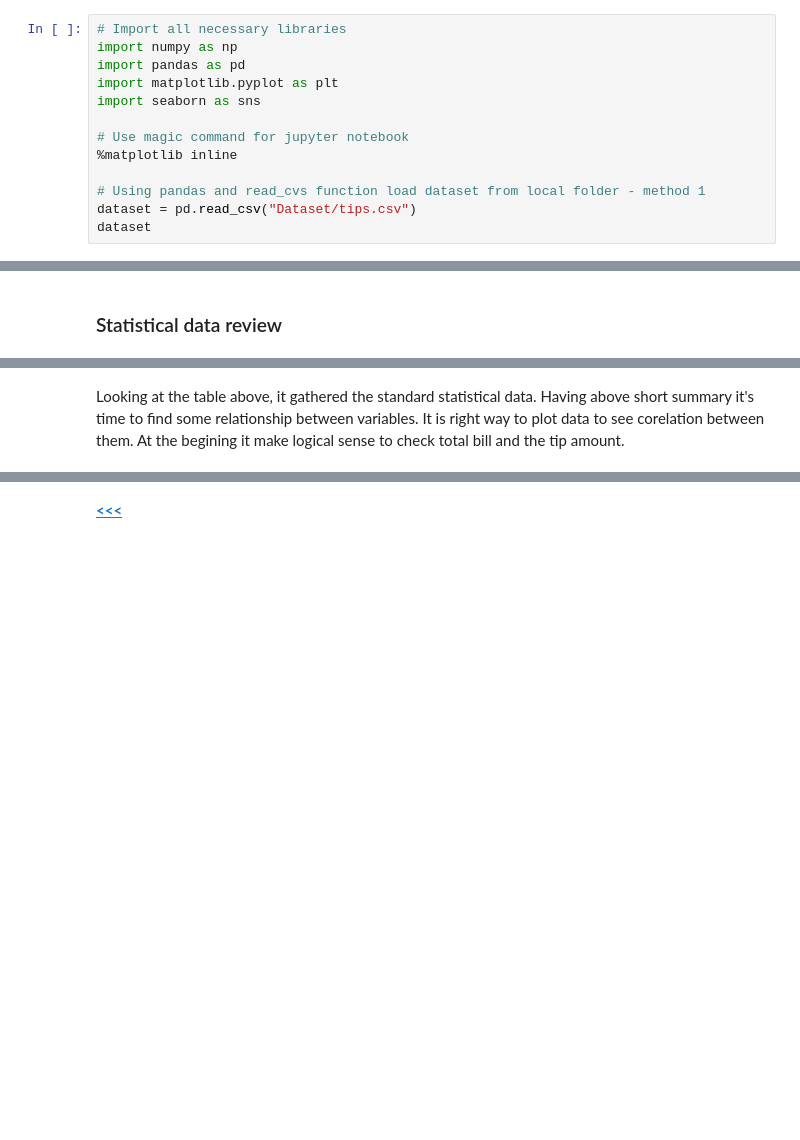
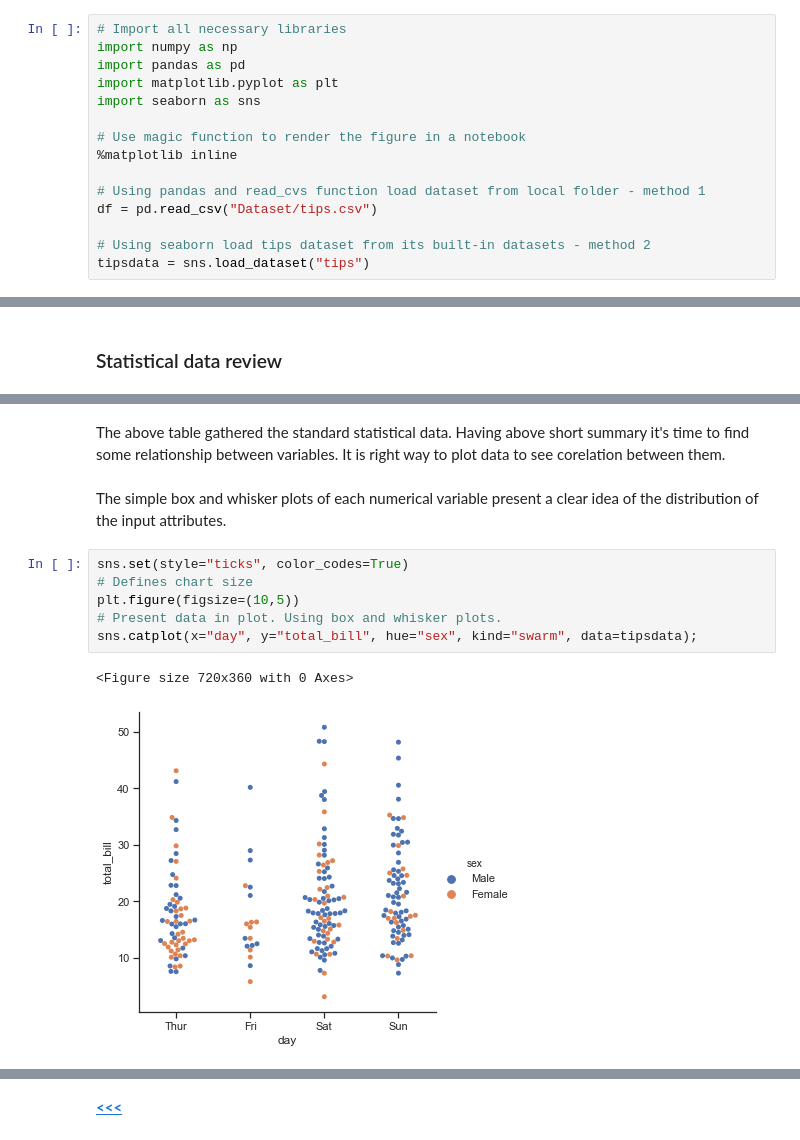
Before and after one commit to G00376332/52446_Project, a Jupyter notebook: Tips_Project.ipynb, the cells around one changed output, grey strips where cells are left out. Drawn from its saved outputs; the diff is of its cells as text; blank space fills up the shorter version.

Commit message:
Start adding plots

```diff
--- a/Tips_Project.ipynb
+++ b/Tips_Project.ipynb
@@ -42,9 +42,11 @@ import pandas as pd
 import matplotlib.pyplot as plt
 import seaborn as sns
 
-# Use magic command for jupyter notebook
+# Use magic function to render the figure in a notebook
 %matplotlib inline
 
 # Using pandas and read_cvs function load dataset from local folder - method 1
-dataset = pd.read_csv("Dataset/tips.csv")
-dataset
+df = pd.read_csv("Dataset/tips.csv")
+
+# Using seaborn load tips dataset from its built-in datasets - method 2
+tipsdata = sns.load_dataset("tips")
@@ -181,3 +160,14 @@ data.describe()
 # %% [markdown]
-Looking at the table above, it gathered the standard statistical data.
-Having above short summary it's time to find some relationship between variables. It is right way to plot data to see corelation between them. At the begining it make logical sense to check total bill and the tip amount.
+The above table gathered the standard statistical data.
+Having above short summary it's time to find some relationship between variables. It is right way to plot data to see corelation between them.
+# %% [markdown]
+The simple box and whisker plots of each numerical variable present a clear idea of the distribution of the input attributes.
+# %%
+sns.set(style="ticks", color_codes=True)
+# Defines chart size
+plt.figure(figsize=(10,5))
+# Present data in plot. Using box and whisker plots.
+sns.catplot(x="day", y="total_bill", hue="sex", kind="swarm", data=tipsdata);
+# %% [output]
+<Figure size 720x360 with 0 Axes>
+[figure, added]
```
Also changed, not shown: parts of 14 cells of this notebook.
